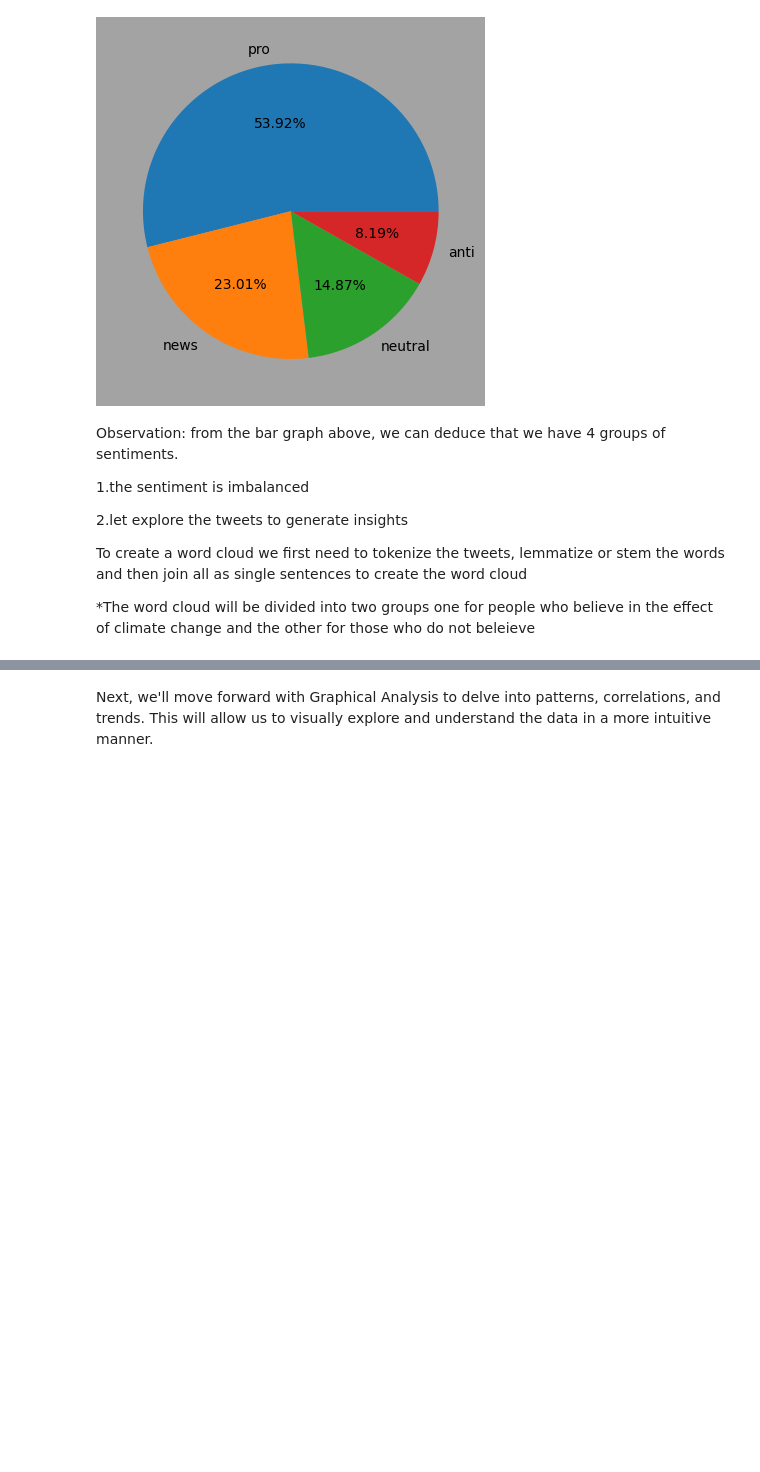
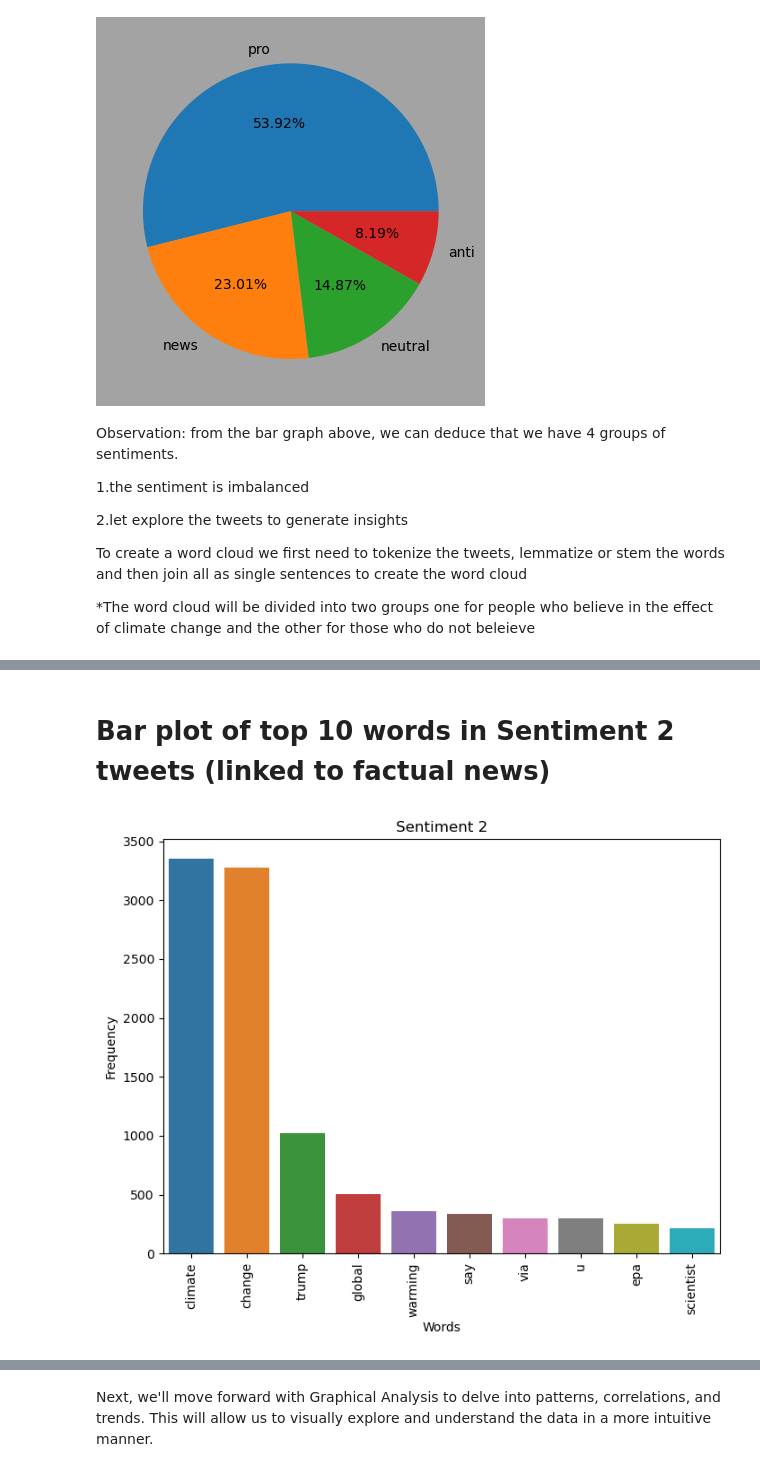
Before and after one commit to Thato-rabodiba/NM_1-Coders, a Jupyter notebook: NM_1 CLASSIFICATION PREDICT.ipynb, the cells around one changed output, grey strips where cells are left out. Drawn from its saved outputs; the diff is of its cells as text; code cells hidden in the pictures; blank space fills up the shorter version.

```diff
--- a/NM_1 CLASSIFICATION PREDICT.ipynb
+++ b/NM_1 CLASSIFICATION PREDICT.ipynb
@@ -494,0 +592,14 @@ df_test = lemmatize_tweet(df_test)
+# %%
+# Converting tweet messages to a List of words and extracting the top 10 words
+
+
+# top 10 word for Sentiment 2 (linked to factual news) tweets
+twts = df[df['sentiment'] == 2]['clean_tweet'].str.cat(sep= " ")
+climate_twt = twts.split()
+
+
+# Counting Top 10 Words in each tweet message
+
+from collections import Counter
+twt_top_10words = pd.DataFrame(Counter(climate_twt).most_common(10))
+twt_top_10words.head()
@@ -494,0 +613,13 @@ df_test = lemmatize_tweet(df_test)
+# %% [markdown]
+# Bar plot of top 10 words in Sentiment 2 tweets (linked to factual news)
+# %%
+#plot bar plot
+plt.figure(figsize=(8, 6))
+sns.barplot(x= twt_top_10words[0], y= twt_top_10words[1])
+plt.xticks(rotation=90)
+plt.xlabel('Words')
+plt.ylabel('Frequency')
+plt.title('Sentiment 2')
+plt.show()
+# %% [output]
+[figure, added]
```
Also changed, not shown: parts of 85 cells of this notebook.
